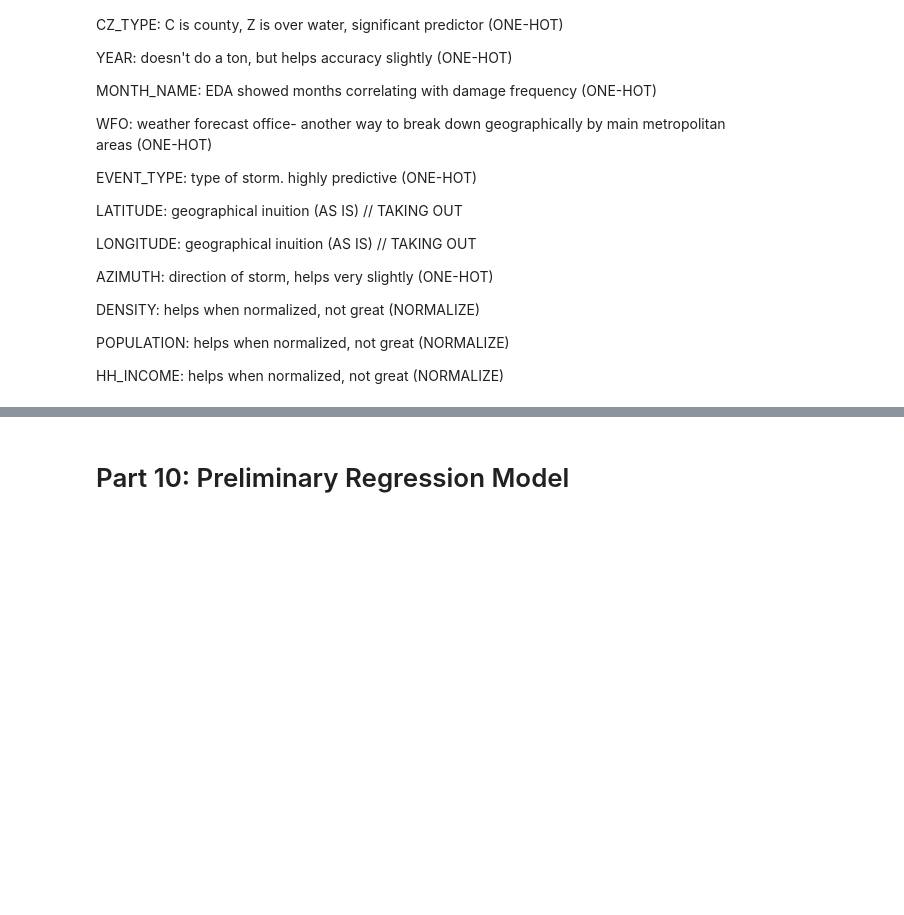
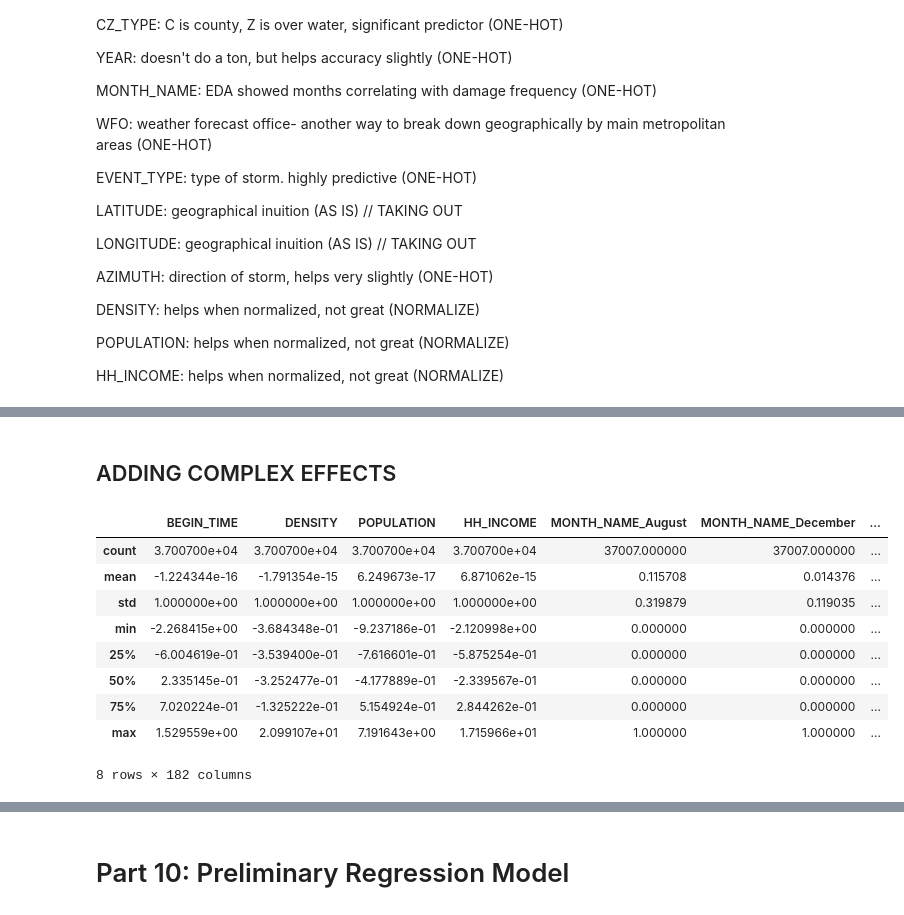
Before and after one commit to jkup11/cs109_storm_project, a Jupyter notebook: Final_Project_Master_v0.ipynb, the cells around one changed output, grey strips where cells are left out. Drawn from its saved outputs; the diff is of its cells as text; code cells hidden in the pictures; blank space fills up the shorter version.

```diff
--- a/Final_Project_Master_v0.ipynb
+++ b/Final_Project_Master_v0.ipynb
@@ -367,8 +406,8 @@ np.unique(data[data.MAGNITUDE.isnull()]["EVENT_TYPE"], return_counts=True)
 print(data.shape)
 # Replace NA magnitudes with 0
 data["MAGNITUDE"] = data.MAGNITUDE.fillna(value=0)
-data.dropna(inplace=True, subset = ['DAMAGE_PROPERTY', 'DAMAGE_CROPS','BEGIN_YEARMONTH', 'YEAR','MAGNITUDE','LOCATION_INDEX', 'RANGE','LATITUDE', 'LONGITUDE'])
+data.dropna(inplace=True, subset = ['DAMAGE_CROPS','BEGIN_YEARMONTH', 'YEAR','MAGNITUDE','LOCATION_INDEX', 'RANGE','LATITUDE', 'LONGITUDE'])
 print(data.shape)
 
-# deleted 13400 rows
+# deleted 1500 rows
 # %% [output]
@@ -670,6 +765,18 @@ for i in ['BEGIN_TIME', 'DENSITY', 'POPULATION', 'HH_INCOME']:
 
 X_train_full = pd.get_dummies(X_train_full, columns=['MONTH_NAME', 'WFO', 'YEAR', 'EVENT_TYPE', 'CZ_TYPE', 'AZIMUTH'], drop_first=True)
 X_test_full = pd.get_dummies(X_test_full, columns=['MONTH_NAME', 'WFO', 'YEAR', 'EVENT_TYPE', 'CZ_TYPE', 'AZIMUTH'], drop_first=True)
+
+print(len(list(X_train_full.columns)))
+print(len(list(X_test_full.columns)))
+
+s = set(list(X_train_full.columns))
+diff = [x for x in list(X_test_full.columns) if x not in s]
+print(diff)
+
+X_test_full = X_test_full.drop(labels=diff, axis=1)
+
+print(len(list(X_train_full.columns)))
+print(len(list(X_test_full.columns)))
 # %% [output]
 A value is trying to be set on a copy of a slice from a DataFrame.
 Try using .loc[row_indexer,col_indexer] = value instead
@@ -737,0 +826,46 @@ X_test_full = pd.get_dummies(X_test_full, columns=['MONTH_NAME', 'WFO', 'YEAR',
+# %% [markdown]
+## ADDING COMPLEX EFFECTS
+# %%
+import copy
+
+# MAKE SURE INTERACTION BETWEEN MAGNITUDE AND EVENT TYPE
+X_train_complex = copy.deepcopy(X_train_full)
+X_test_complex = copy.deepcopy(X_test_full)
+
+
+# hardcode interaction term
+for event_type in ['EVENT_TYPE_Dust Devil', 'EVENT_TYPE_Flash Flood', 'EVENT_TYPE_Flood',
+            'EVENT_TYPE_Funnel Cloud', 'EVENT_TYPE_Hail', 'EVENT_TYPE_Heavy Rain',
+            'EVENT_TYPE_Lightning', 'EVENT_TYPE_Marine Hail', 'EVENT_TYPE_Marine High Wind',
+            'EVENT_TYPE_Marine Strong Wind', 'EVENT_TYPE_Marine Thunderstorm Wind',
+            'EVENT_TYPE_Thunderstorm Wind', 'EVENT_TYPE_Tornado', 'EVENT_TYPE_Waterspout']:
+    X_train_complex[event_type + "*MAGNITUDE"] = X_train_complex[event_type]*X_train["MAGNITUDE"]
+    X_test_complex[event_type + "*MAGNITUDE"] = X_test_complex[event_type]*X_test["MAGNITUDE"]
+
+X_train_complex["HH_INCOME*DENSITY"] = X_train_complex["DENSITY"]*X_train_complex["HH_INCOME"]
+X_train_complex["HH_INCOME*POPULATION"] = X_train_complex["POPULATION"]*X_train_complex["HH_INCOME"]
+X_train_complex["DENSITY*POPULATION"] = X_train_complex["POPULATION"]*X_train_complex["DENSITY"]
+X_test_complex["HH_INCOME*DENSITY"] = X_test_complex["DENSITY"]*X_test_complex["HH_INCOME"]
+X_test_complex["HH_INCOME*POPULATION"] = X_test_complex["POPULATION"]*X_test_complex["HH_INCOME"]
+X_test_complex["DENSITY*POPULATION"] = X_test_complex["POPULATION"]*X_test_complex["DENSITY"]
+
+
+#for l in list(X_train_complex.columns):
+#    for i in X_train_complex[l]:
+#        if not np.isfinite(i):
+#            print(i)
+#            print(l)
+
+
+X_train_complex.describe()
+# %% [output]
+|  | BEGIN_TIME | DENSITY | POPULATION | HH_INCOME | MONTH_NAME_August | MONTH_NAME_December | ... |
+| count | 3.700700e+04 | 3.700700e+04 | 3.700700e+04 | 3.700700e+04 | 37007.000000 | 37007.000000 | ... |
+| mean | -1.224344e-16 | -1.791354e-15 | 6.249673e-17 | 6.871062e-15 | 0.115708 | 0.014376 | ... |
+| std | 1.000000e+00 | 1.000000e+00 | 1.000000e+00 | 1.000000e+00 | 0.319879 | 0.119035 | ... |
+| min | -2.268415e+00 | -3.684348e-01 | -9.237186e-01 | -2.120998e+00 | 0.000000 | 0.000000 | ... |
+| 25% | -6.004619e-01 | -3.539400e-01 | -7.616601e-01 | -5.875254e-01 | 0.000000 | 0.000000 | ... |
+| 50% | 2.335145e-01 | -3.252477e-01 | -4.177889e-01 | -2.339567e-01 | 0.000000 | 0.000000 | ... |
+| 75% | 7.020224e-01 | -1.325222e-01 | 5.154924e-01 | 2.844262e-01 | 0.000000 | 0.000000 | ... |
+| max | 1.529559e+00 | 2.099107e+01 | 7.191643e+00 | 1.715966e+01 | 1.000000 | 1.000000 | ... |
+8 rows × 182 columns
```
Also changed, not shown: parts of 61 cells of this notebook.
